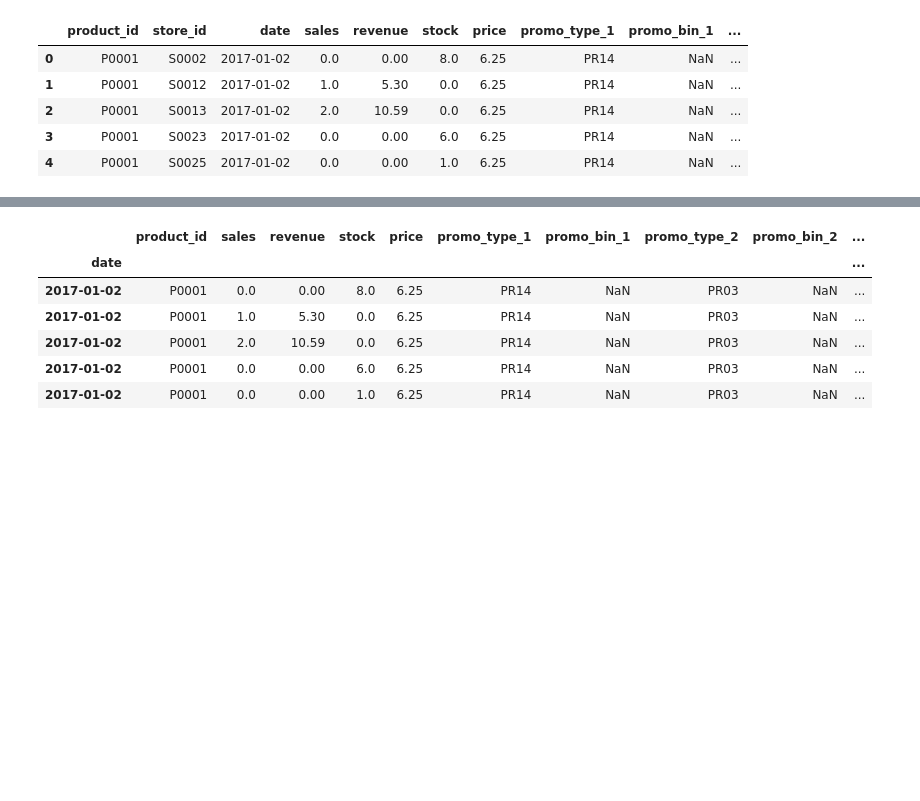
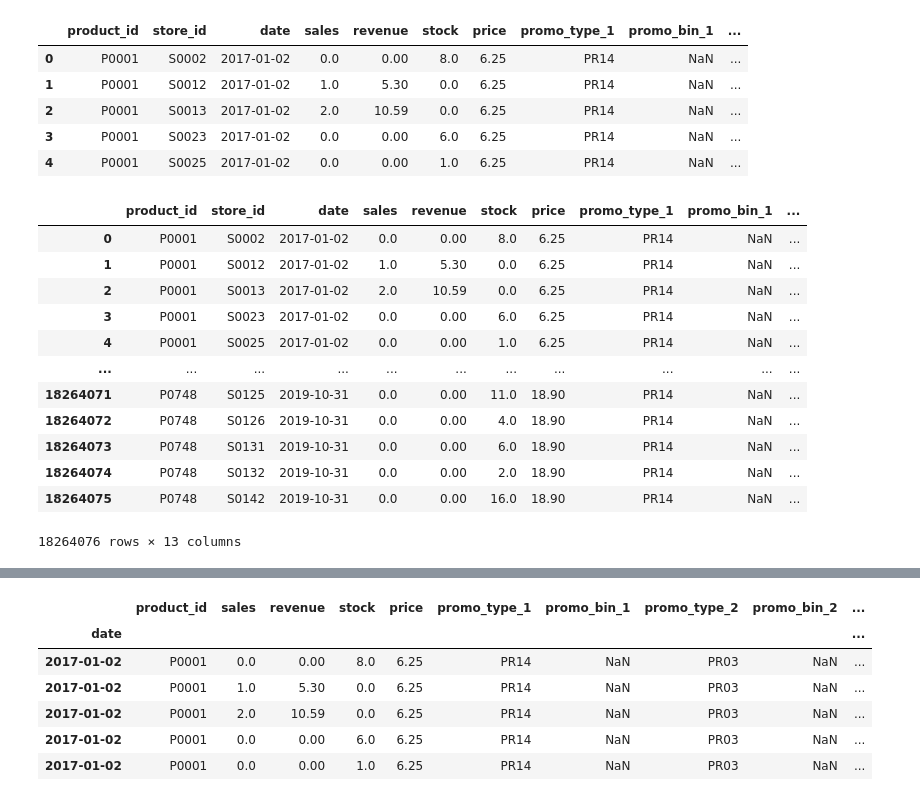
Before and after one commit to MarioJunque/CMI-Automatizado-Optimizado, a Jupyter notebook: projectSales.ipynb, the cells around one changed output, grey strips where cells are left out. Cells and saved outputs as stored; diff of their text form; code cells hidden in the pictures; blank space fills up the shorter version.

```diff
--- a/projectSales.ipynb
+++ b/projectSales.ipynb
@@ -26,3 +26,19 @@ df.head()
 # Conversión del campo fecha para que se reconozca como un dato tipo datetime
 
 df['date'] =  pd.to_datetime(df['date'])
+# %%
+df[df.date < '2019-11-01']  # última fecha sin datos en revenue, stock y sales
+# %% [output]
+|  | product_id | store_id | date | sales | revenue | stock | price | promo_type_1 | promo_bin_1 | ... |
+| 0 | P0001 | S0002 | 2017-01-02 | 0.0 | 0.00 | 8.0 | 6.25 | PR14 | NaN | ... |
+| 1 | P0001 | S0012 | 2017-01-02 | 1.0 | 5.30 | 0.0 | 6.25 | PR14 | NaN | ... |
+| 2 | P0001 | S0013 | 2017-01-02 | 2.0 | 10.59 | 0.0 | 6.25 | PR14 | NaN | ... |
+| 3 | P0001 | S0023 | 2017-01-02 | 0.0 | 0.00 | 6.0 | 6.25 | PR14 | NaN | ... |
+| 4 | P0001 | S0025 | 2017-01-02 | 0.0 | 0.00 | 1.0 | 6.25 | PR14 | NaN | ... |
+| ... | ... | ... | ... | ... | ... | ... | ... | ... | ... | ... |
+| 18264071 | P0748 | S0125 | 2019-10-31 | 0.0 | 0.00 | 11.0 | 18.90 | PR14 | NaN | ... |
+| 18264072 | P0748 | S0126 | 2019-10-31 | 0.0 | 0.00 | 4.0 | 18.90 | PR14 | NaN | ... |
+| 18264073 | P0748 | S0131 | 2019-10-31 | 0.0 | 0.00 | 6.0 | 18.90 | PR14 | NaN | ... |
+| 18264074 | P0748 | S0132 | 2019-10-31 | 0.0 | 0.00 | 2.0 | 18.90 | PR14 | NaN | ... |
+| 18264075 | P0748 | S0142 | 2019-10-31 | 0.0 | 0.00 | 16.0 | 18.90 | PR14 | NaN | ... |
+18264076 rows × 13 columns
```
Also changed, not shown: parts of 10 cells of this notebook.
